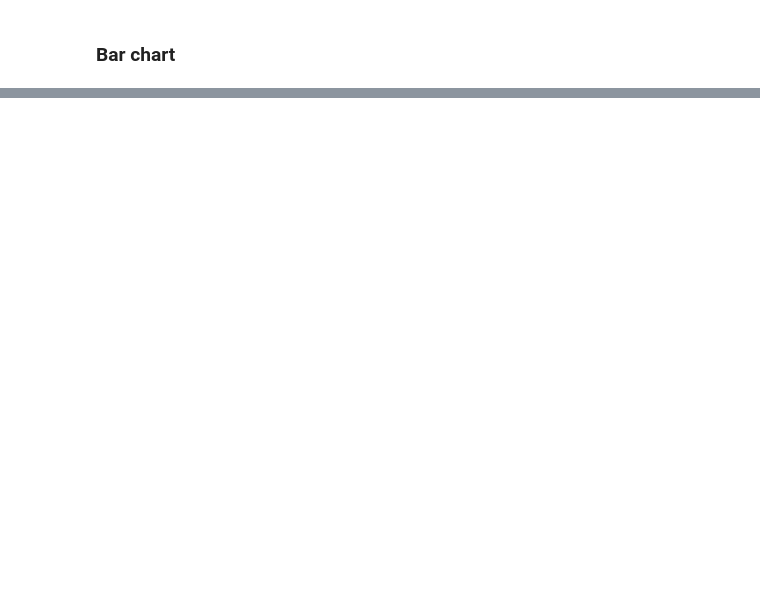
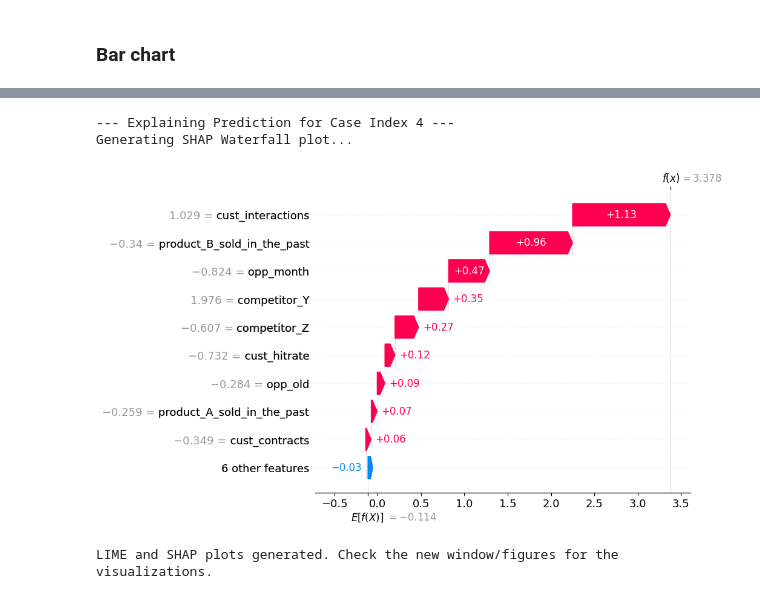
Before and after one commit to alex-touza/datathon-2025, a Jupyter notebook: main_xgboost.ipynb, the cells around one changed output, grey strips where cells are left out. Saved outputs shown, nothing was run; the diff lists cells and outputs as text; code cells hidden in the pictures; blank space fills up the shorter version.

```diff
--- a/main_xgboost.ipynb
+++ b/main_xgboost.ipynb
@@ -300,0 +344,24 @@ plt.show()
+# %%
+instance_index = 4
+data_for_lime = X_test_scaled[instance_index]
+original_values = X_test.iloc[instance_index]
+
+# Output the predicted class
+predicted_proba = best_model.predict_proba(data_for_lime.reshape(1, -1))[0]
+predicted_class = np.argmax(predicted_proba)
+
+print(f"\n--- Explaining Prediction for Case Index {instance_index} ---")
+
+# The Waterfall plot takes the specific explanation object for the instance
+# Note: shap_values is a list of Explanation objects; index 4 is the one we want.
+print("Generating SHAP Waterfall plot...")
+shap.plots.waterfall(shap_values[instance_index])
+
+plt.show()
+
+print("\nLIME and SHAP plots generated. Check the new window/figures for the visualizations.")
+# %% [output]
+--- Explaining Prediction for Case Index 4 ---
+Generating SHAP Waterfall plot...
+[figure, added]
+LIME and SHAP plots generated. Check the new window/figures for the visualizations.
```
Also changed, not shown: parts of 7 cells of this notebook, 9 other files.
